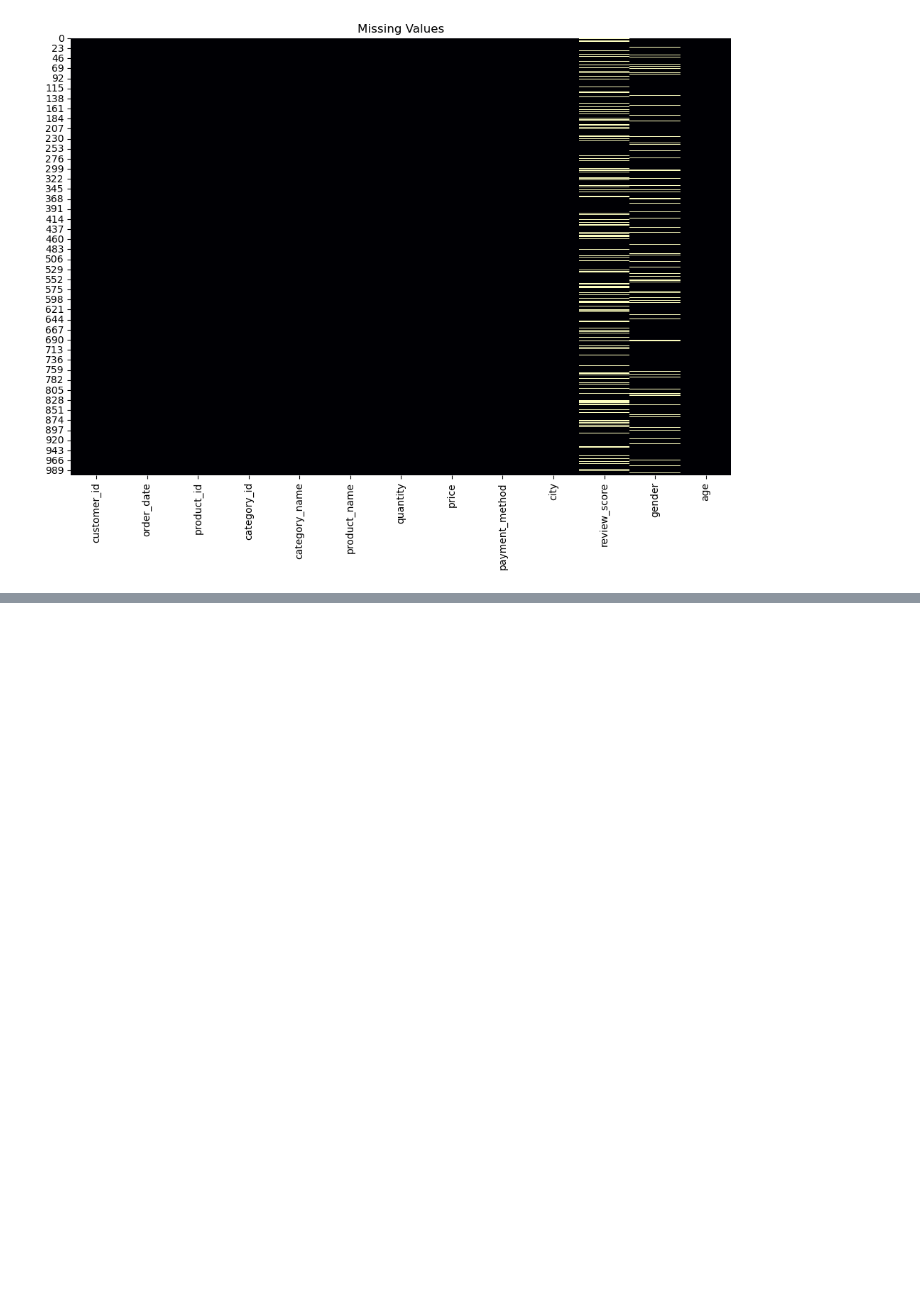
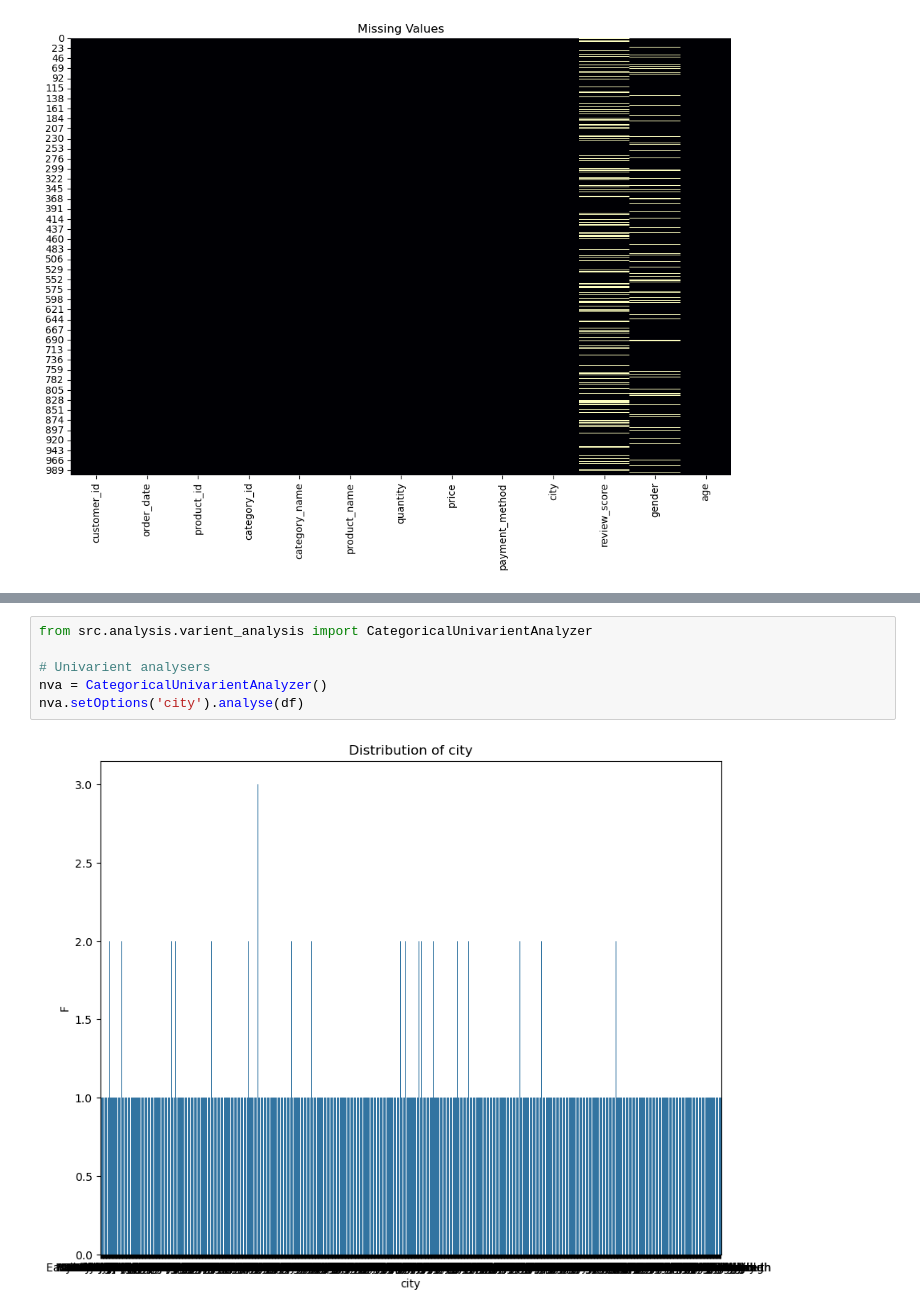
Before and after one commit to kolithawarnakulasooriya/E2E-ml-flow, a Jupyter notebook: jpbooks/analysis.ipynb, the cells around one changed output, grey strips where cells are left out. Saved outputs shown, nothing was run; the diff lists cells and outputs as text; blank space fills up the shorter version.

Commit message:
update categorical analysis

```diff
--- a/jpbooks/analysis.ipynb
+++ b/jpbooks/analysis.ipynb
@@ -72,0 +73,8 @@ nva.setOptions('price').analyse(df)
+# %%
+from src.analysis.varient_analysis import CategoricalUnivarientAnalyzer
+
+# Univarient analysers
+nva = CategoricalUnivarientAnalyzer()
+nva.setOptions('city').analyse(df)
+# %% [output]
+[figure, added]
```
Also changed, not shown: parts of 1 cell of this notebook, 2 other files.
